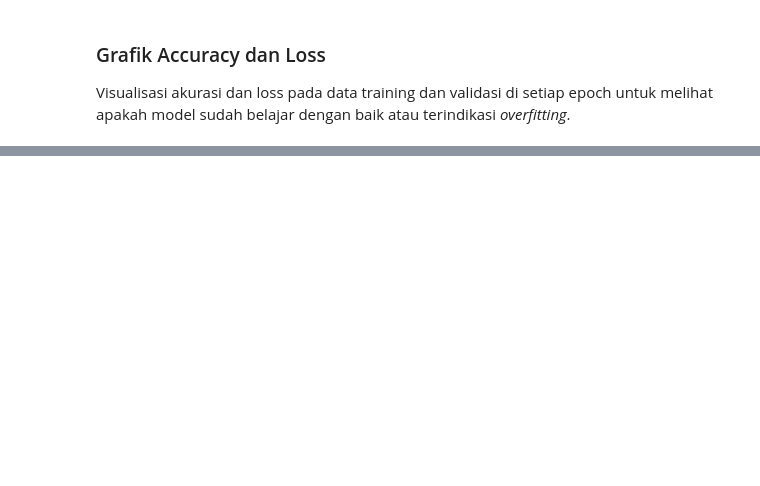
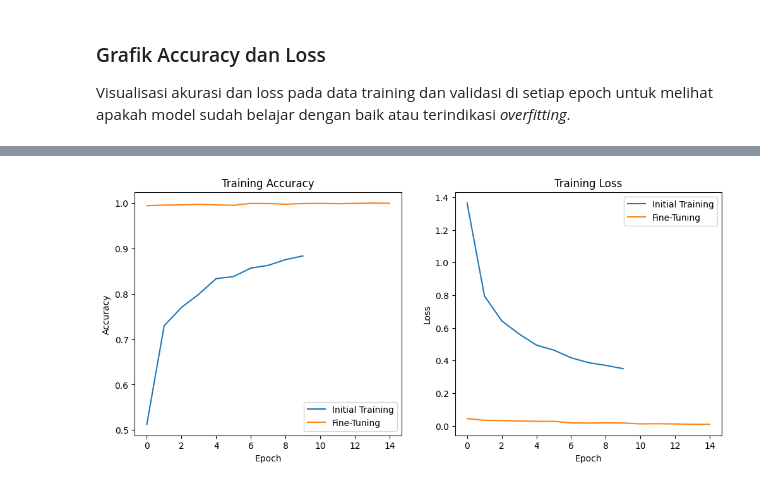
Before and after one commit to inorganicnoise/KLASIFIKASI-SAMPAH-TRANSFER-LEARNING, a Jupyter notebook: Klasifikasi_Sampah.ipynb, the cells around one changed output, grey strips where cells are left out. Saved outputs shown, nothing was run; the diff lists cells and outputs as text; code cells hidden in the pictures; blank space fills up the shorter version.

```diff
--- a/Klasifikasi_Sampah.ipynb
+++ b/Klasifikasi_Sampah.ipynb
@@ -365,0 +367,15 @@ plt.show()
+# %%
+base_model.trainable = True
+
+for layer in base_model.layers[:-30]:
+    layer.trainable = False
+
+for layer in base_model.layers:
+    if isinstance(layer, tf.keras.layers.BatchNormalization):
+        layer.trainable = False
+
+model.compile(
+    optimizer=tf.keras.optimizers.Adam(learning_rate=0.00001),
+    loss="sparse_categorical_crossentropy",
+    metrics=["accuracy"]
+)
@@ -365,0 +486,22 @@ plt.show()
+# %%
+plt.figure(figsize=(12, 5))
+
+plt.subplot(1, 2, 1)
+plt.plot(history.history["accuracy"], label="Initial Training")
+plt.plot(history_fine.history["accuracy"], label="Fine-Tuning")
+plt.title("Training Accuracy")
+plt.xlabel("Epoch")
+plt.ylabel("Accuracy")
+plt.legend()
+
+plt.subplot(1, 2, 2)
+plt.plot(history.history["loss"], label="Initial Training")
+plt.plot(history_fine.history["loss"], label="Fine-Tuning")
+plt.title("Training Loss")
+plt.xlabel("Epoch")
+plt.ylabel("Loss")
+plt.legend()
+
+plt.show()
+# %% [output]
+[figure, added]
```
Also changed, not shown: parts of 25 cells of this notebook.
